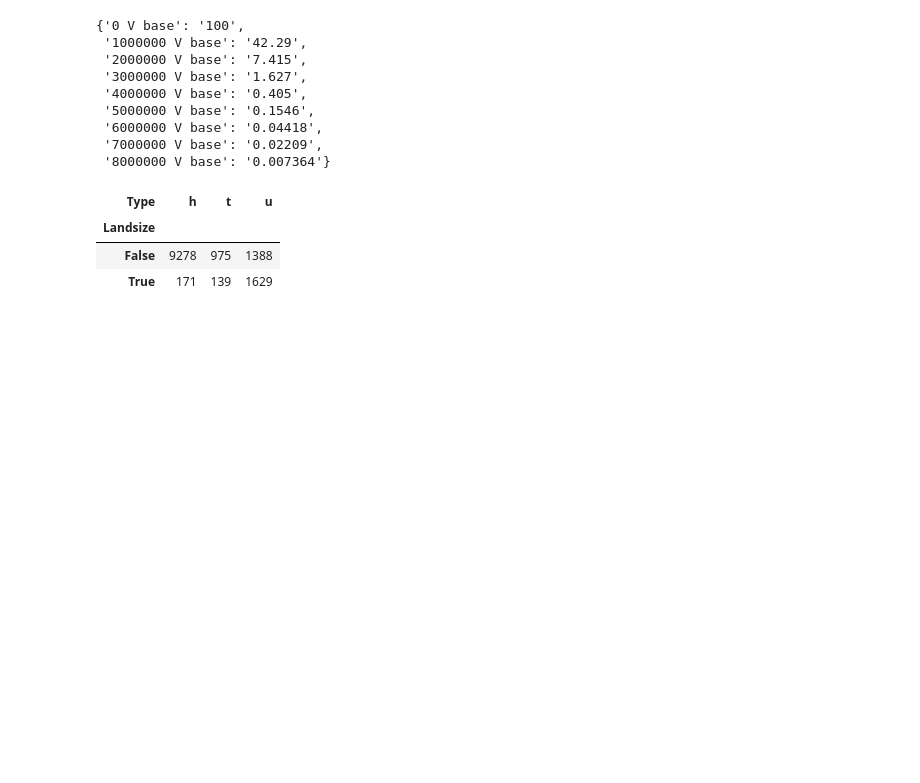
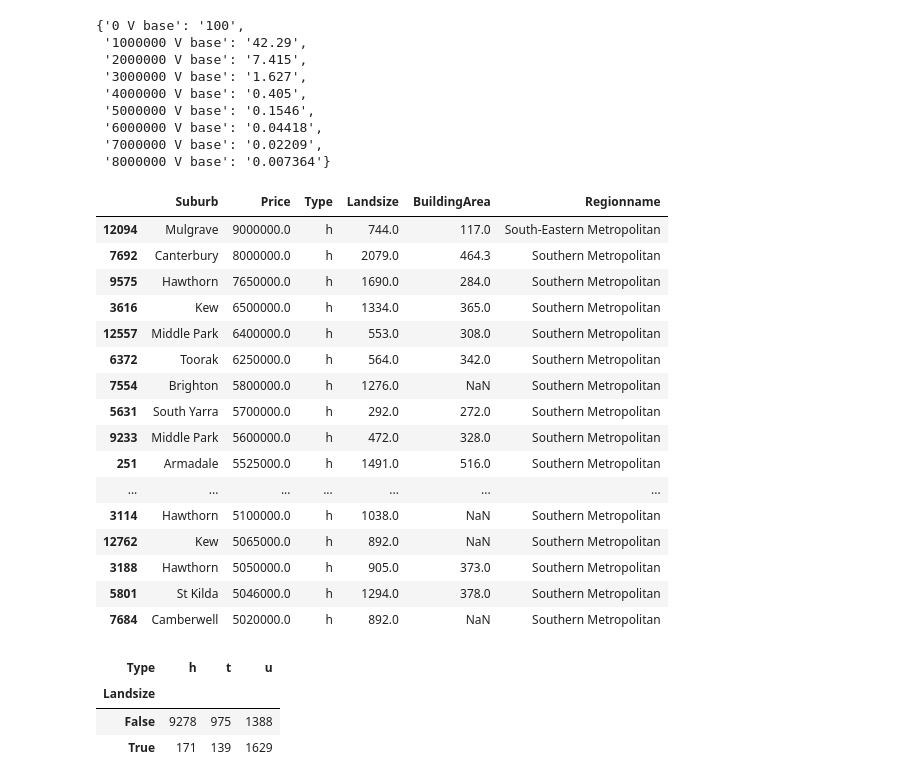
Before and after one commit to cousc0us/melbourne-suburb-analytics, a Jupyter notebook: notebooks/01_eda.ipynb, the cells around one changed output. Saved outputs shown, nothing was run; the diff lists cells and outputs as text; code cells hidden in the pictures; blank space fills up the shorter version.

```diff
--- a/notebooks/01_eda.ipynb
+++ b/notebooks/01_eda.ipynb
@@ -155,6 +173,26 @@ ratio
  '6000000 V base': '0.04418',
  '7000000 V base': '0.02209',
  '8000000 V base': '0.007364'}
+# %%
+df.sort_values("Price", ascending= False).head(21)[["Suburb", "Price", "Type", "Landsize", "BuildingArea", "Regionname"]]
+# %% [output]
+|  | Suburb | Price | Type | Landsize | BuildingArea | Regionname |
+| 12094 | Mulgrave | 9000000.0 | h | 744.0 | 117.0 | South-Eastern Metropolitan |
+| 7692 | Canterbury | 8000000.0 | h | 2079.0 | 464.3 | Southern Metropolitan |
+| 9575 | Hawthorn | 7650000.0 | h | 1690.0 | 284.0 | Southern Metropolitan |
+| 3616 | Kew | 6500000.0 | h | 1334.0 | 365.0 | Southern Metropolitan |
+| 12557 | Middle Park | 6400000.0 | h | 553.0 | 308.0 | Southern Metropolitan |
+| 6372 | Toorak | 6250000.0 | h | 564.0 | 342.0 | Southern Metropolitan |
+| 7554 | Brighton | 5800000.0 | h | 1276.0 | NaN | Southern Metropolitan |
+| 5631 | South Yarra | 5700000.0 | h | 292.0 | 272.0 | Southern Metropolitan |
+| 9233 | Middle Park | 5600000.0 | h | 472.0 | 328.0 | Southern Metropolitan |
+| 251 | Armadale | 5525000.0 | h | 1491.0 | 516.0 | Southern Metropolitan |
+| ... | ... | ... | ... | ... | ... | ... |
+| 3114 | Hawthorn | 5100000.0 | h | 1038.0 | NaN | Southern Metropolitan |
+| 12762 | Kew | 5065000.0 | h | 892.0 | NaN | Southern Metropolitan |
+| 3188 | Hawthorn | 5050000.0 | h | 905.0 | 373.0 | Southern Metropolitan |
+| 5801 | St Kilda | 5046000.0 | h | 1294.0 | 378.0 | Southern Metropolitan |
+| 7684 | Camberwell | 5020000.0 | h | 892.0 | NaN | Southern Metropolitan |
 # %%
 pd.crosstab(df["Landsize"] == 0, df["Type"])
 # %% [output]
```
Also changed, not shown: parts of 40 cells of this notebook.
